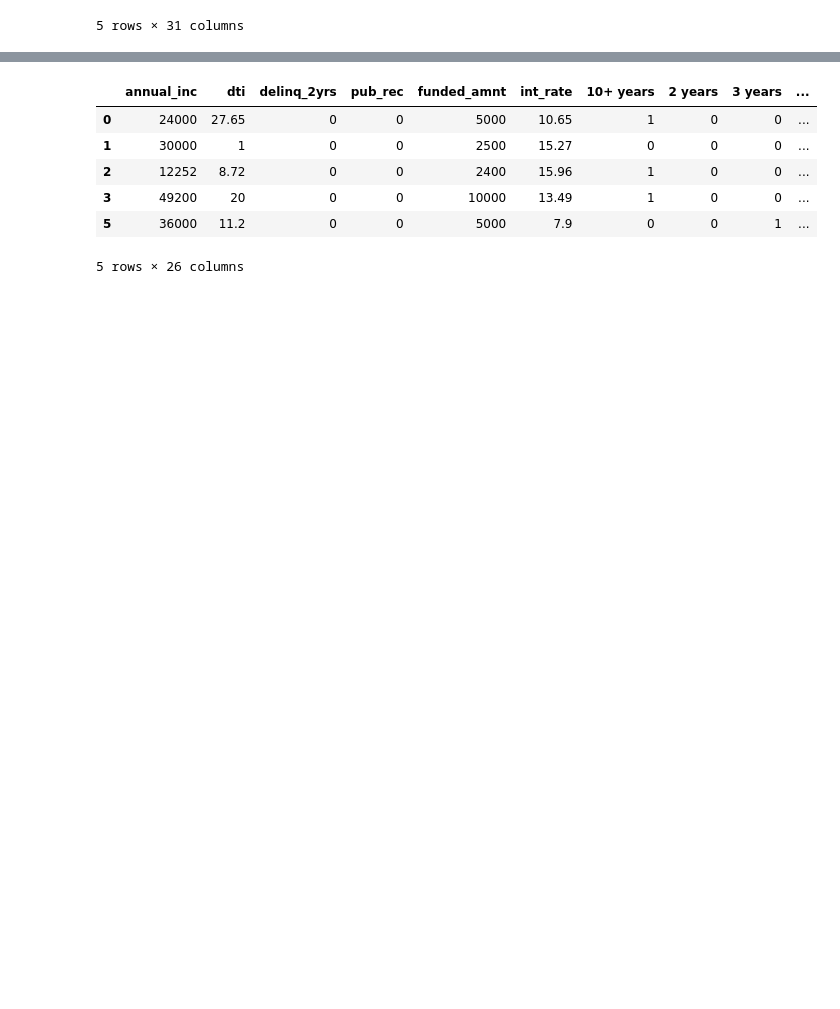
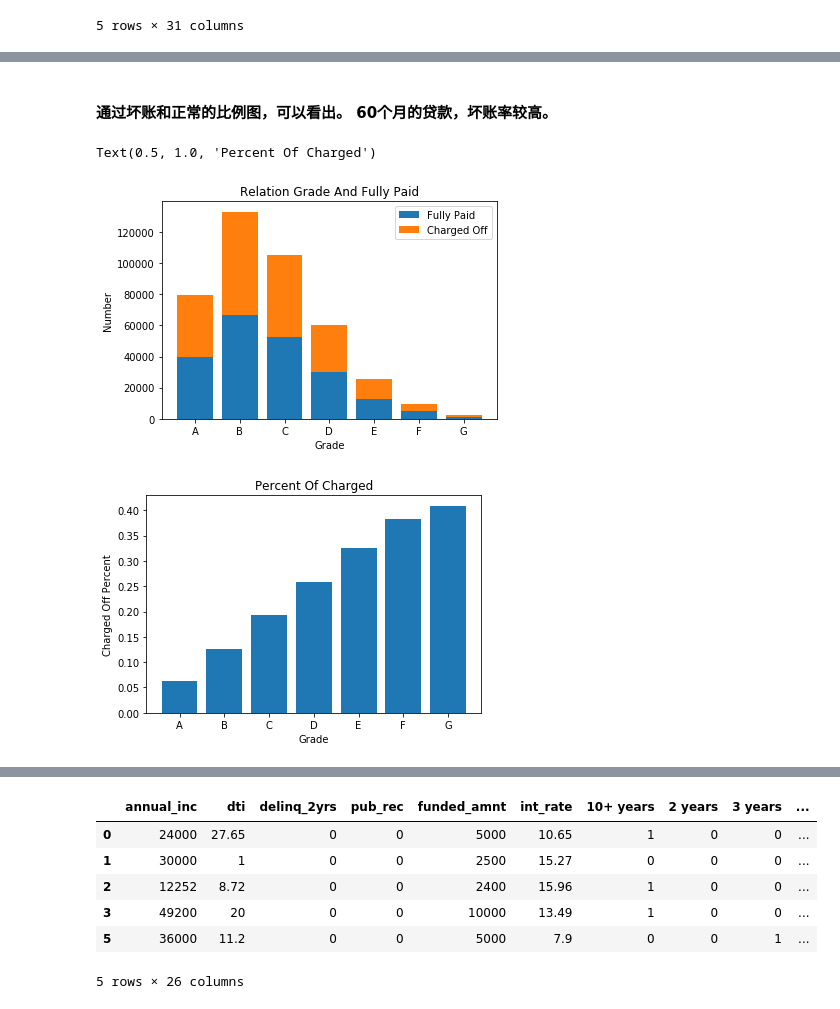
Before and after one commit to kimi987/PyAndML, a Jupyter notebook: src/毕业项目/AIPND Capstone Template.ipynb, the cells around one changed output, grey strips where cells are left out. Cells and saved outputs as stored; diff of their text form; code cells hidden in the pictures; blank space fills up the shorter version.

```diff
--- a/src/毕业项目/AIPND Capstone Template.ipynb
+++ b/src/毕业项目/AIPND Capstone Template.ipynb
@@ -479,0 +552,24 @@ df_clean.head()
+# %% [markdown]
+#### 通过坏账和正常的比例图，可以看出。 60个月的贷款，坏账率较高。
+# %%
+#计算贷款等级特征
+#当前正常和坏账的数量显示
+df_paid = df_clean[df_clean['Fully Paid'] == 1].groupby('grade')['Fully Paid'].count()
+plt.bar(df_paid.index, df_paid, label='Fully Paid')
+df_charged = df_clean[df_clean['Fully Paid'] == 0].groupby('grade')['Fully Paid'].count()
+plt.bar(df_paid.index, df_paid, bottom=df_paid, label='Charged Off')
+plt.legend()
+plt.xlabel('Grade')
+plt.ylabel('Number')
+plt.title('Relation Grade And Fully Paid')
+
+# 这里图示是坏账率显示
+plt.figure(2)
+plt.bar(df_charged.index, df_charged / (df_charged + df_paid))
+plt.xlabel('Grade')
+plt.ylabel('Charged Off Percent')
+plt.title('Percent Of Charged')
+# %% [output]
+Text(0.5, 1.0, 'Percent Of Charged')
+[figure, added]
+[figure, added]
```
Also changed, not shown: parts of 19 cells of this notebook, 1 other file.
